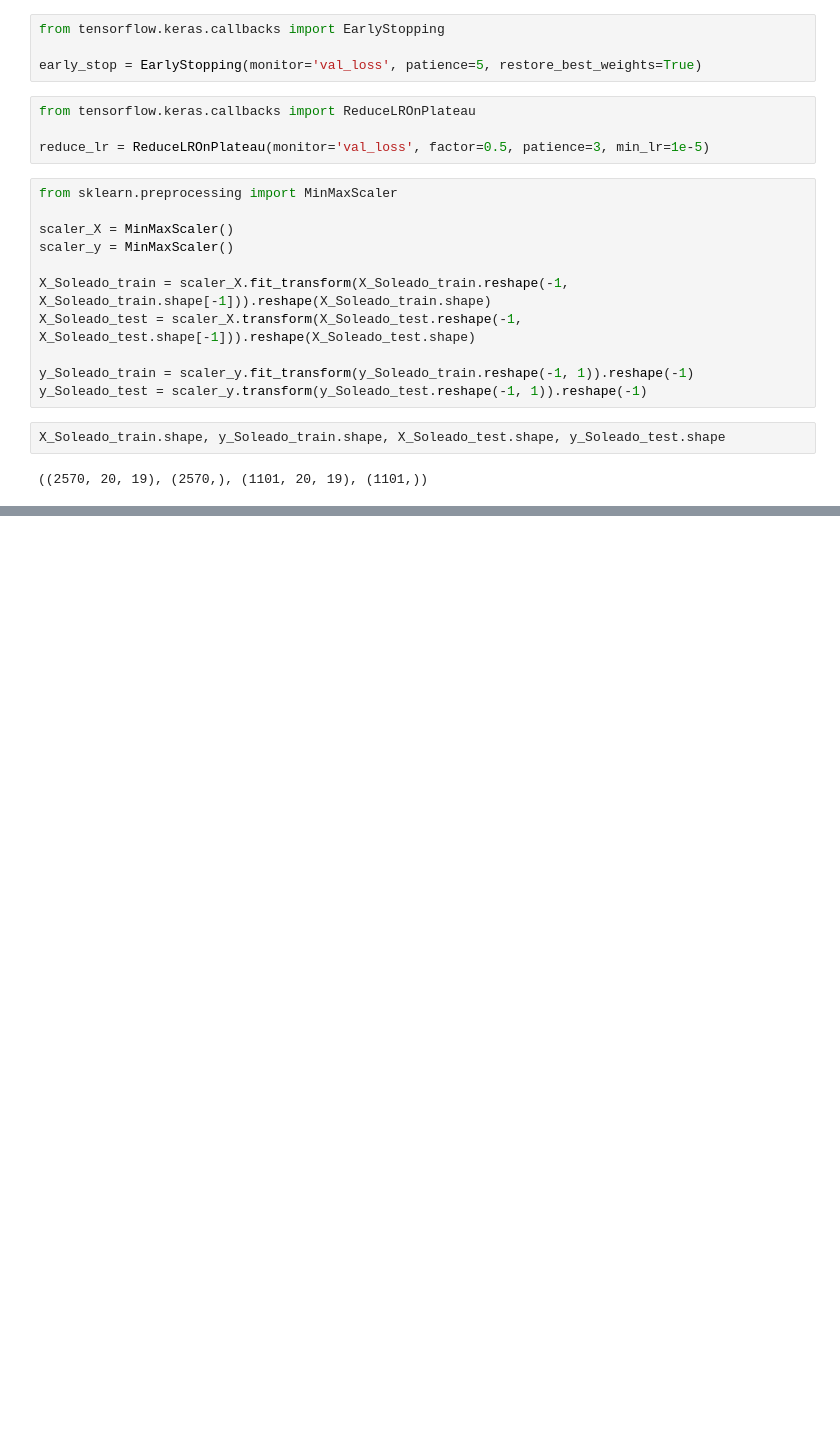
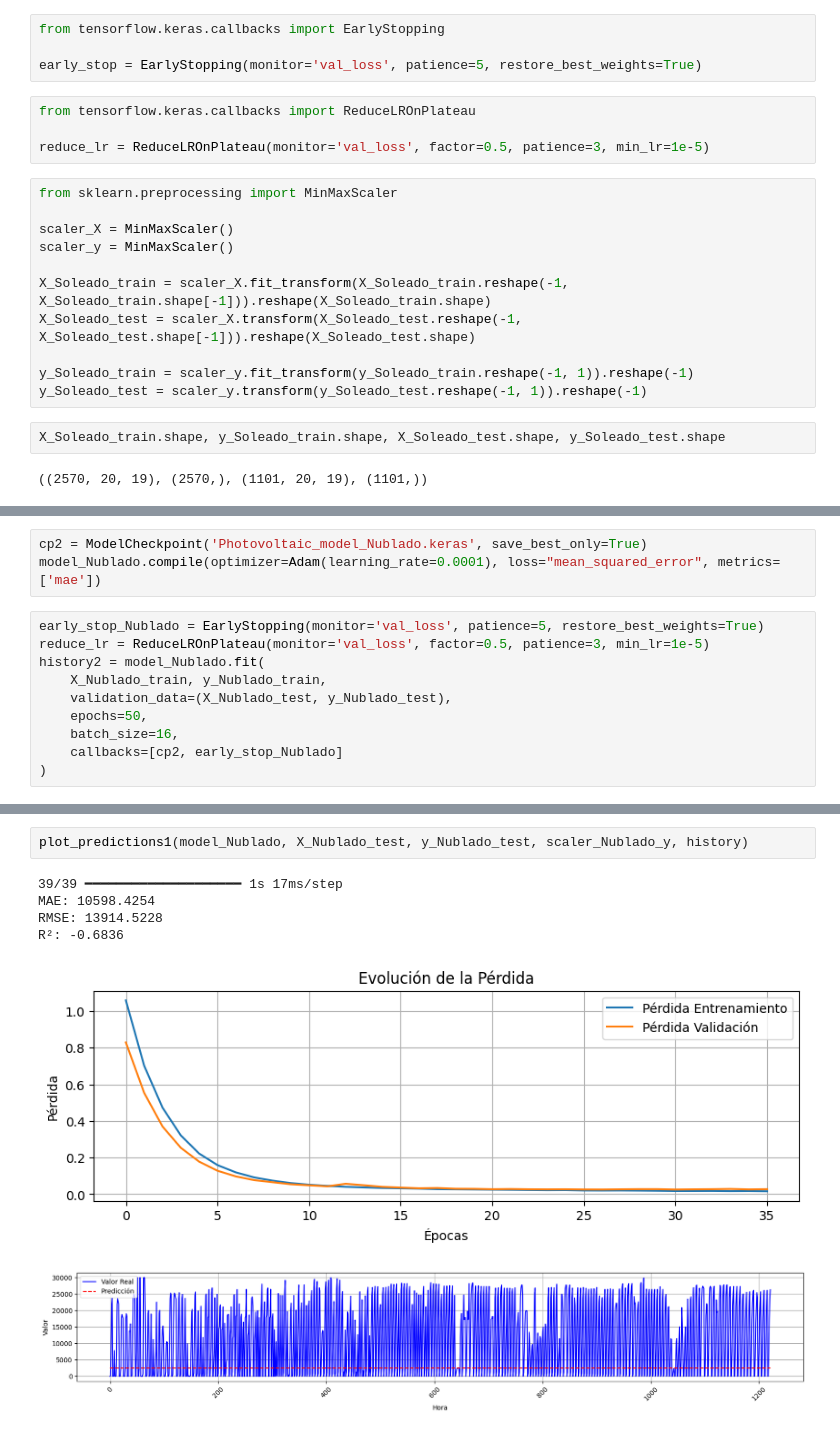
Before and after one commit to ClaudiaGtzD/TesinaMCD, a Jupyter notebook: 03_Photovoltaic 2.ipynb, the cells around one changed output, grey strips where cells are left out. Cells and saved outputs as stored; diff of their text form; blank space fills up the shorter version.

```diff
--- a/03_Photovoltaic 2.ipynb
+++ b/03_Photovoltaic 2.ipynb
@@ -340,0 +420,13 @@ R²: 0.5592
+# %%
+cp2 = ModelCheckpoint('Photovoltaic_model_Nublado.keras', save_best_only=True)
+model_Nublado.compile(optimizer=Adam(learning_rate=0.0001), loss="mean_squared_error", metrics=['mae'])
+# %%
+early_stop_Nublado = EarlyStopping(monitor='val_loss', patience=5, restore_best_weights=True)
+reduce_lr = ReduceLROnPlateau(monitor='val_loss', factor=0.5, patience=3, min_lr=1e-5)
+history2 = model_Nublado.fit(
+    X_Nublado_train, y_Nublado_train,
+    validation_data=(X_Nublado_test, y_Nublado_test),
+    epochs=50,
+    batch_size=16,
+    callbacks=[cp2, early_stop_Nublado]
+)
@@ -340,0 +446,9 @@ R²: 0.5592
+# %%
+plot_predictions1(model_Nublado, X_Nublado_test, y_Nublado_test, scaler_Nublado_y, history)
+# %% [output]
+39/39 ━━━━━━━━━━━━━━━━━━━━ 1s 17ms/step
+MAE: 10598.4254
+RMSE: 13914.5228
+R²: -0.6836
+[figure, added]
+[figure, added]
```
Also changed, not shown: parts of 9 cells of this notebook, 1 other file.
